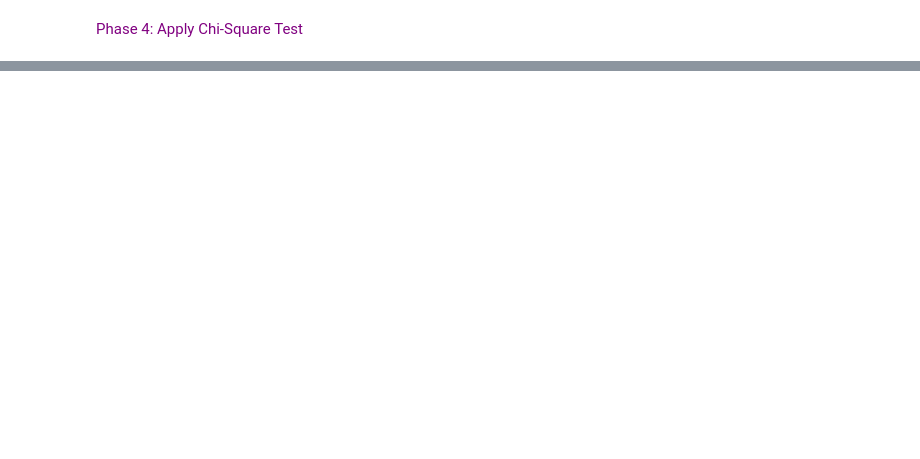
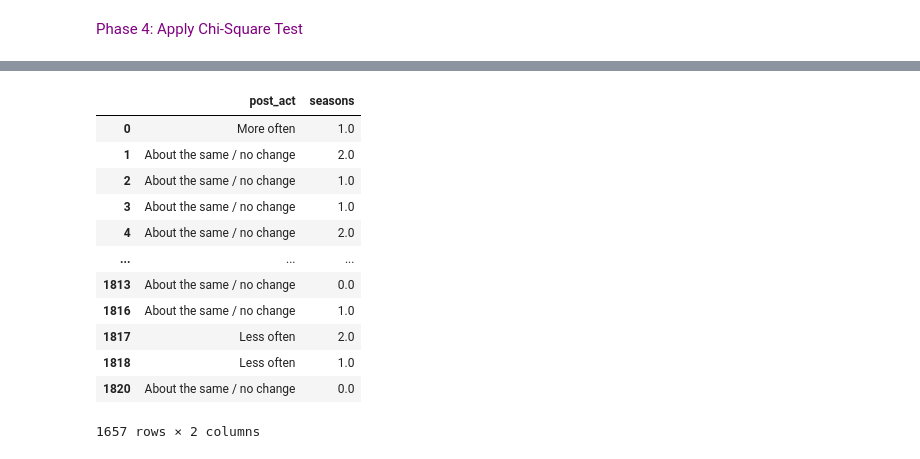
Before and after one commit to achic19/Biketheft, a Jupyter notebook: python/notebooks/paper_2_notebook/advanced_analysis.ipynb, the cells around one changed output, grey strips where cells are left out. Drawn from its saved outputs; the diff is of its cells as text; code cells hidden in the pictures; blank space fills up the shorter version.

Commit message:
statistics_test_2

```diff
--- a/python/notebooks/paper_2_notebook/advanced_analysis.ipynb
+++ b/python/notebooks/paper_2_notebook/advanced_analysis.ipynb
@@ -422,0 +468,28 @@ dependent_vars = {'Q25':'is_replaced','Q30':'mode_alt', 'Q31':'post_act'}
+# %%
+# dependent 3
+var_1 ='post_act'
+
+# a.	Define var
+var_2 = 'is_recover'
+val_1 = 'positive'
+val_2 = 'negative'
+col_1 = 'post_act'
+col_2='seasons'
+fields_to_test= {var_1:{'I stopped cycling':val_2, 'Less often':val_2,'About the same / no change':val_1,'More often':val_1}}
+test_data = pre_test_data[[col_1, col_2]]
+test_data = test_data[~test_data.isin([-1]).any(axis=1)]
+test_data
+# %% [output]
+|  | post_act | seasons |
+| 0 | More often | 1.0 |
+| 1 | About the same / no change | 2.0 |
+| 2 | About the same / no change | 1.0 |
+| 3 | About the same / no change | 1.0 |
+| 4 | About the same / no change | 2.0 |
+| ... | ... | ... |
+| 1813 | About the same / no change | 0.0 |
+| 1816 | About the same / no change | 1.0 |
+| 1817 | Less often | 2.0 |
+| 1818 | Less often | 1.0 |
+| 1820 | About the same / no change | 0.0 |
+1657 rows × 2 columns
```
Also changed, not shown: parts of 17 cells of this notebook.
